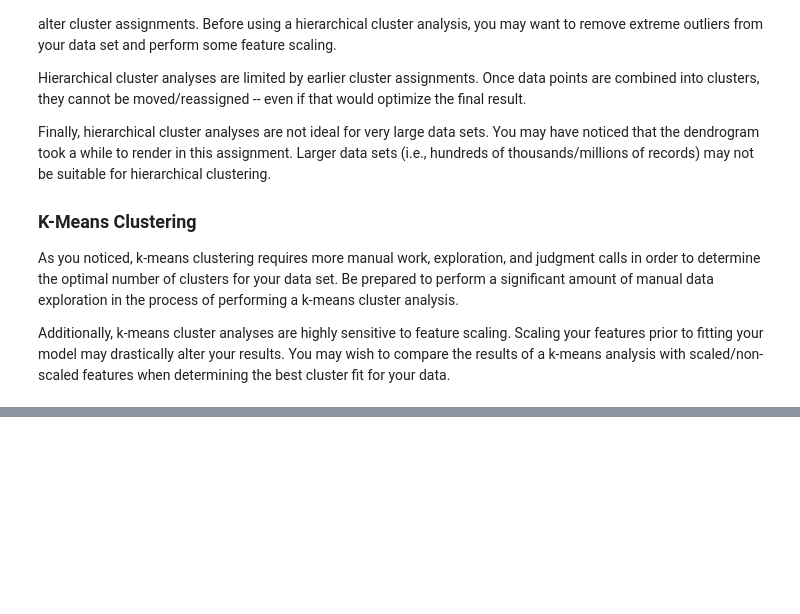
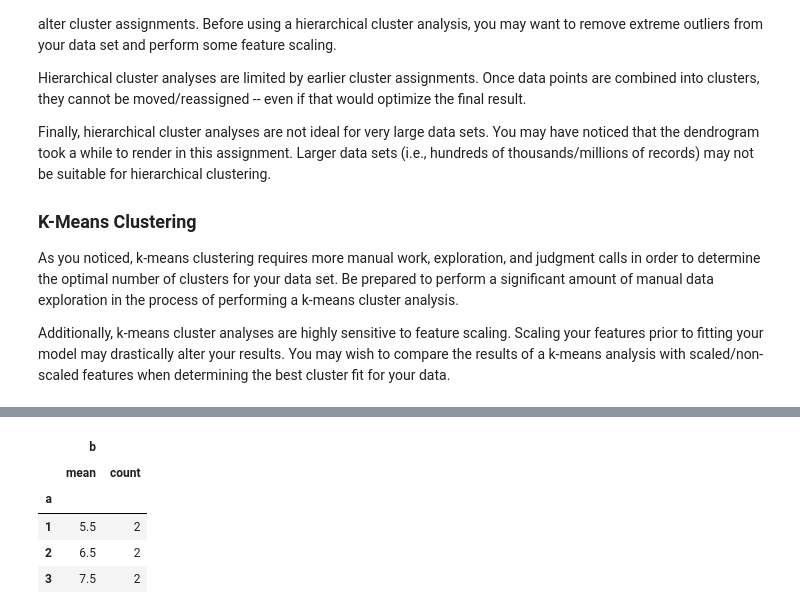
Before and after one commit to alexeimarcilio/Emeritus, a Jupyter notebook: Week19/startercode.0/Module_19_Clustering_Models.ipynb, the cells around one changed output, grey strips where cells are left out. Saved outputs shown, nothing was run; the diff lists cells and outputs as text; code cells hidden in the pictures; blank space fills up the shorter version.

```diff
--- a/Week19/startercode.0/Module_19_Clustering_Models.ipynb
+++ b/Week19/startercode.0/Module_19_Clustering_Models.ipynb
@@ -834,0 +877,12 @@ Additionally, k-means cluster analyses are highly sensitive to feature scaling.
+# %%
+def my_function(df=sf):
+    return sf.groupby(['a']).agg(['mean', 'count'])
+# %%
+my_function(tf)
+# %% [output]
+|  | b |  |
+|  | mean | count |
+| a |  |  |
+| 1 | 5.5 | 2 |
+| 2 | 6.5 | 2 |
+| 3 | 7.5 | 2 |
```
Also changed, not shown: parts of 8 cells of this notebook, 12 other files.
